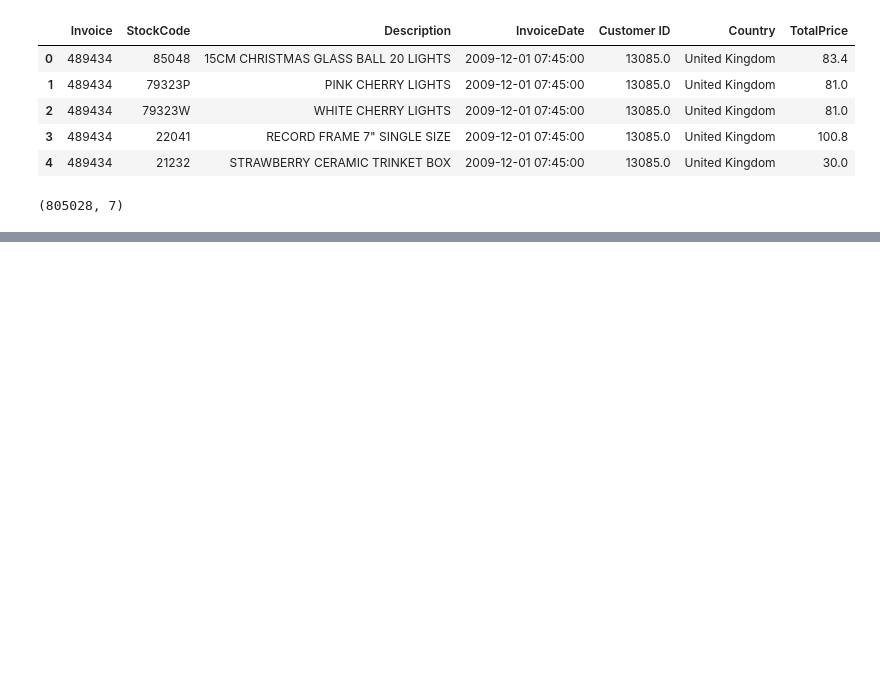
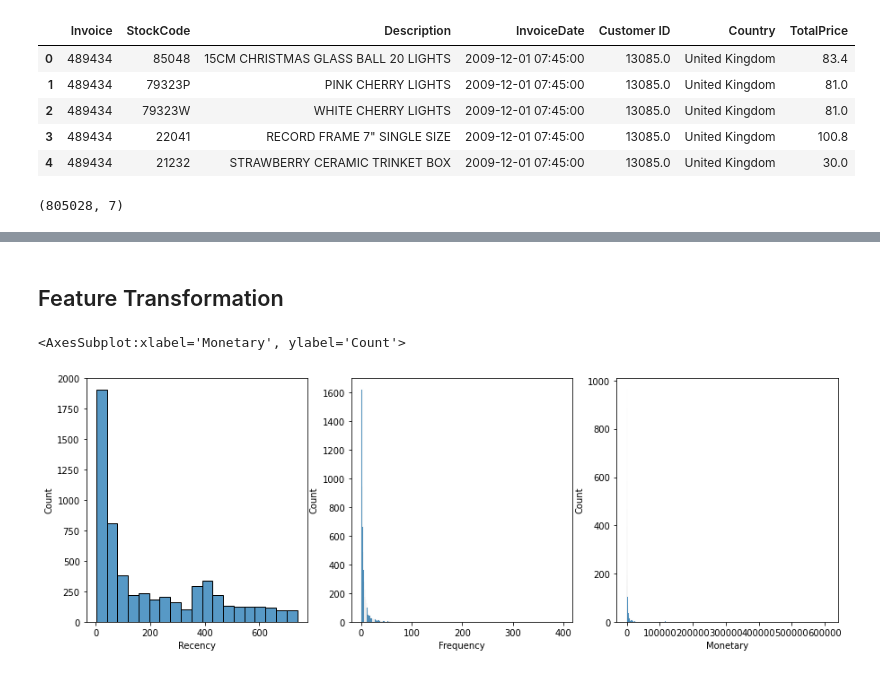
Before and after one commit to ParisRohan/AES-128-bit-Key-size-, a Jupyter notebook: rp-customer-segmentation.ipynb, the cells around one changed output, grey strips where cells are left out. Saved outputs shown, nothing was run; the diff lists cells and outputs as text; code cells hidden in the pictures; blank space fills up the shorter version.

Commit message:
Kaggle Notebook | rp_customer_segmentation | Version 4

```diff
--- a/rp-customer-segmentation.ipynb
+++ b/rp-customer-segmentation.ipynb
@@ -348,0 +401,6 @@ df_data2.shape
+# %%
+#We will assign the next day after the last date recorded in the dataset as 'today_date'
+today_date = dt.datetime(2011, 12, 11)
+# %%
+#We will change the datatype of InvoiceDate to datetime from object
+df_data2['InvoiceDate'] = df_data2['InvoiceDate'].astype('datetime64')
@@ -348,0 +411,4 @@ df_data2.shape
+# %%
+rfm = df_data2.groupby('Customer ID').agg({'InvoiceDate': lambda date: (today_date - date.max()).days,
+                                     'Invoice': lambda num: num.nunique(),
+                                     'TotalPrice': lambda TotalPrice: TotalPrice.sum()})
@@ -348,0 +425,4 @@ df_data2.shape
+# %%
+#renaming the column names
+rfm.columns = ['Recency', 'Frequency', 'Monetary']
+rfm.head()
@@ -348,0 +449,17 @@ df_data2.shape
+# %% [markdown]
+## Feature Transformation
+# %%
+#Plot data distribution
+plt.figure(figsize=(15,5))
+
+plt.subplot(1,3,1)
+sns.histplot(data=rfm, x='Recency')
+
+plt.subplot(1,3,2)
+sns.histplot(data=rfm, x='Frequency')
+
+plt.subplot(1,3,3)
+sns.histplot(data=rfm, x='Monetary')
+# %% [output]
+<AxesSubplot:xlabel='Monetary', ylabel='Count'>
+[figure, added]
```
Also changed, not shown: parts of 18 cells of this notebook.
